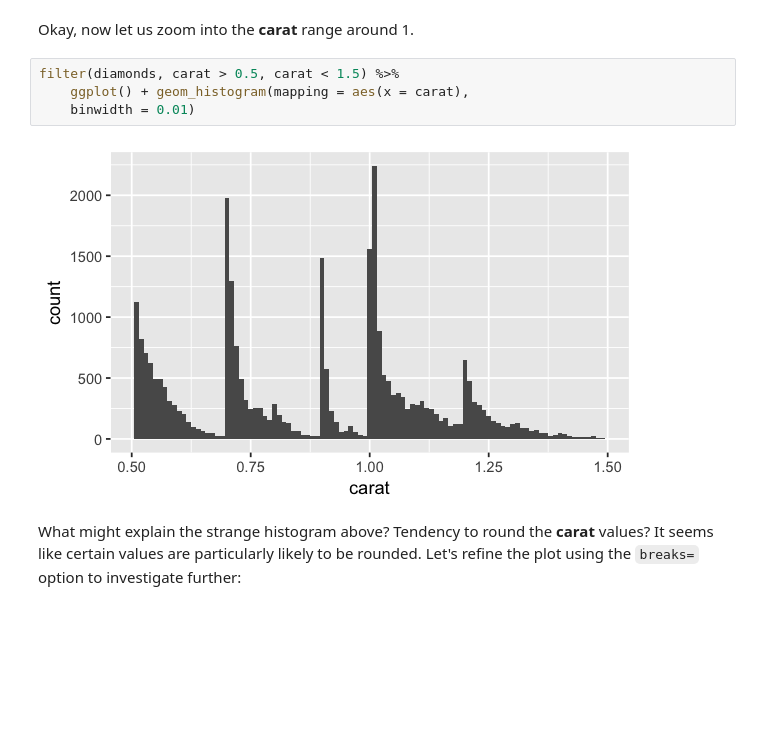
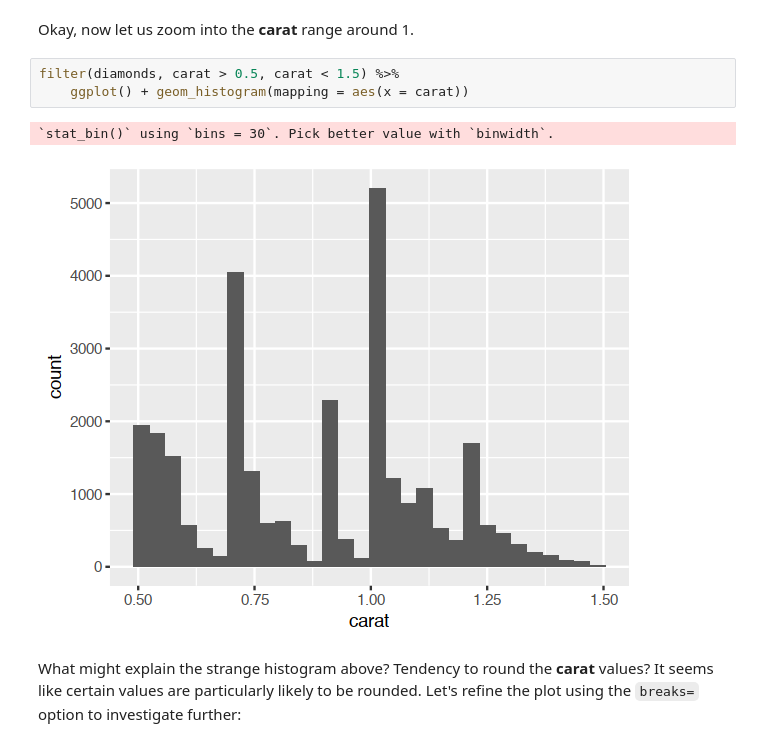
Before and after one commit to terhorst/stats306, a Jupyter notebook: lectures/lecture05/Lecture05.ipynb, the cells around one changed output. Saved outputs shown, nothing was run; the diff lists cells and outputs as text; blank space fills up the shorter version.

```diff
--- a/lectures/lecture05/Lecture05.ipynb
+++ b/lectures/lecture05/Lecture05.ipynb
@@ -524,10 +581,10 @@ filter(diamonds, carat > 3) %>% arrange(carat) %>% print
 Okay, now let us zoom into the **carat** range around 1.
 # %%
 filter(diamonds, carat > 0.5, carat < 1.5) %>%
-    ggplot() + geom_histogram(mapping = aes(x = carat),
-    binwidth = 0.01)
+    ggplot() + geom_histogram(mapping = aes(x = carat))
 # %% [output]
+`stat_bin()` using `bins = 30`. Pick better value with `binwidth`.
-[figure, old version]
+[figure, new version]
 # %% [markdown]
 What might explain the strange histogram above? Tendency to round the **carat** values? It seems like certain values are particularly likely to be rounded. Let's refine the plot using the `breaks=` option to investigate further:
 # %%
```
Also changed, not shown: parts of 24 cells of this notebook.
